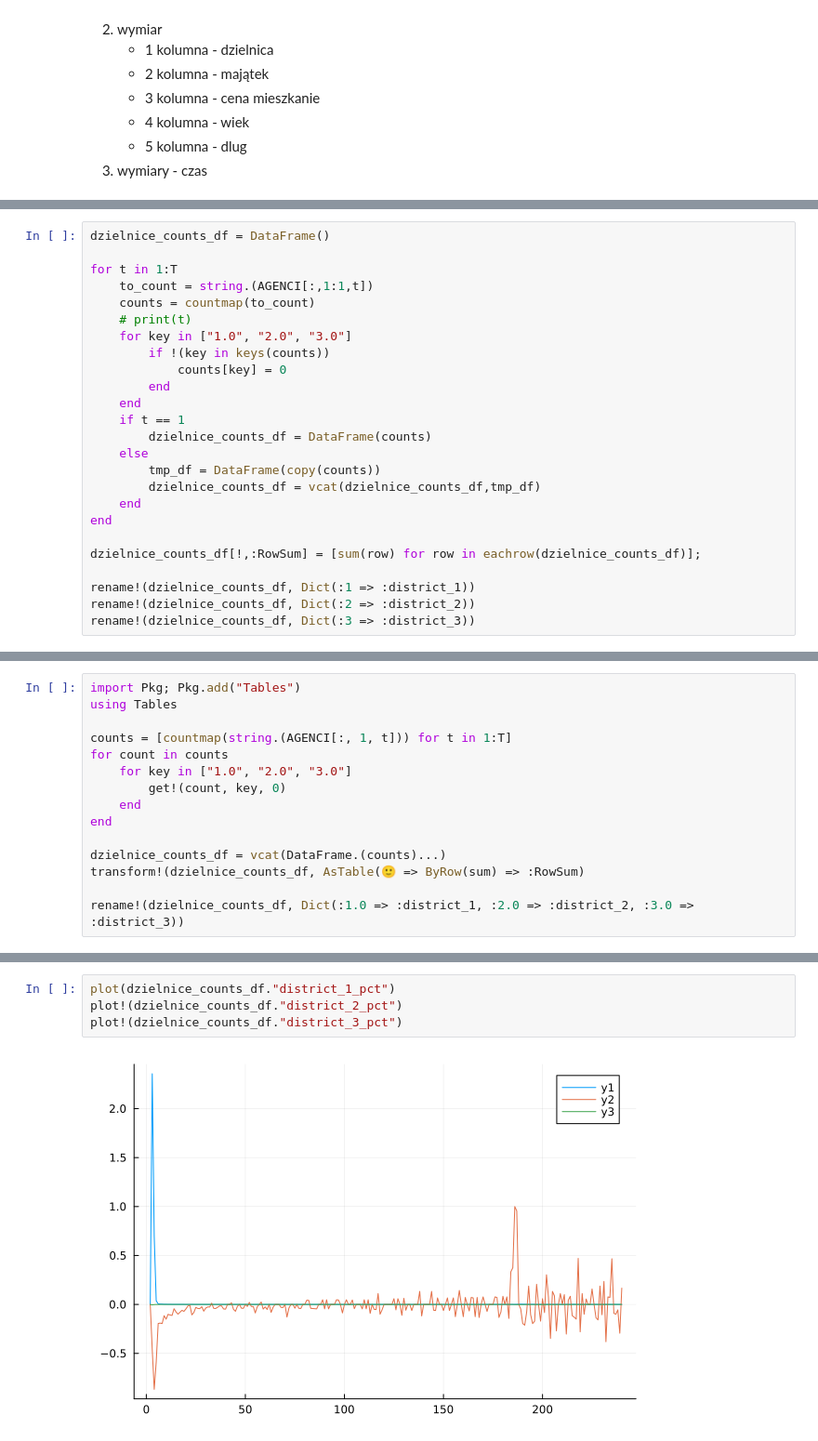
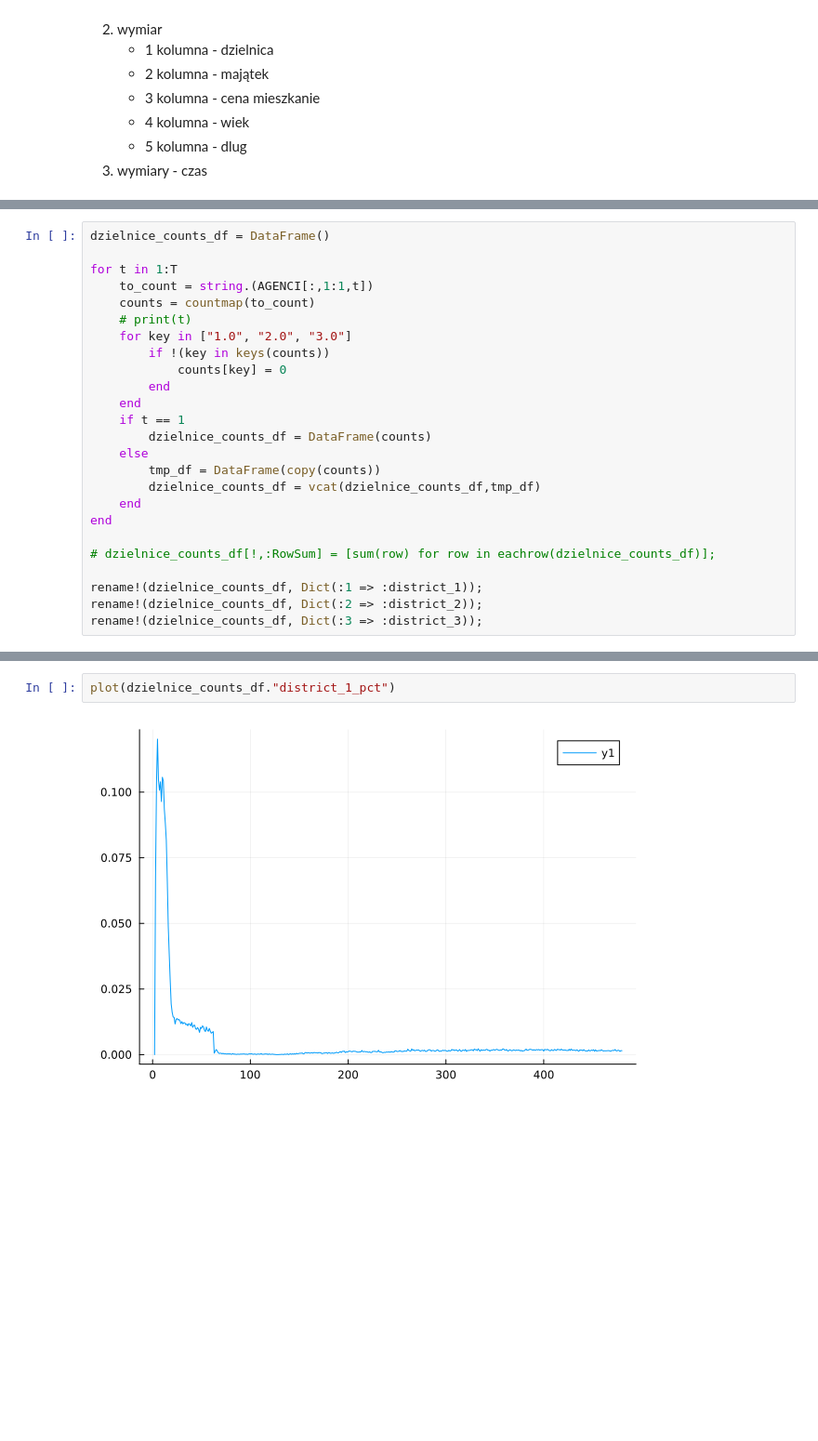
Before and after one commit to Rybakowski/raport_2, a Jupyter notebook: raport_2.ipynb, the cells around one changed output, grey strips where cells are left out. Shown at 93% size. Drawn from its saved outputs; the diff is of its cells as text; blank space fills up the shorter version.

```diff
--- a/raport_2.ipynb
+++ b/raport_2.ipynb
@@ -291,8 +346,8 @@ for t in 1:T
     end
 end
 
-dzielnice_counts_df[!,:RowSum] = [sum(row) for row in eachrow(dzielnice_counts_df)];
+# dzielnice_counts_df[!,:RowSum] = [sum(row) for row in eachrow(dzielnice_counts_df)];
 
-rename!(dzielnice_counts_df, Dict(:1 => :district_1))
-rename!(dzielnice_counts_df, Dict(:2 => :district_2))
-rename!(dzielnice_counts_df, Dict(:3 => :district_3))
+rename!(dzielnice_counts_df, Dict(:1 => :district_1));
+rename!(dzielnice_counts_df, Dict(:2 => :district_2));
+rename!(dzielnice_counts_df, Dict(:3 => :district_3));
@@ -320,15 +353,0 @@ rename!(dzielnice_counts_df, Dict(:3 => :district_3))
-# %%
-import Pkg; Pkg.add("Tables")
-using Tables
-
-counts = [countmap(string.(AGENCI[:, 1, t])) for t in 1:T]
-for count in counts
-    for key in ["1.0", "2.0", "3.0"]
-        get!(count, key, 0)
-    end
-end
-
-dzielnice_counts_df = vcat(DataFrame.(counts)...)
-transform!(dzielnice_counts_df, AsTable(🙂 => ByRow(sum) => :RowSum)
-
-rename!(dzielnice_counts_df, Dict(:1.0 => :district_1, :2.0 => :district_2, :3.0 => :district_3))
@@ -372,6 +403,4 @@ log was called with a negative real argument but will only return a complex resu
 # %%
 plot(dzielnice_counts_df."district_1_pct")
-plot!(dzielnice_counts_df."district_2_pct")
-plot!(dzielnice_counts_df."district_3_pct")
 # %% [output]
-[figure, old version]
+[figure, new version]
```
Also changed, not shown: parts of 18 cells of this notebook.
